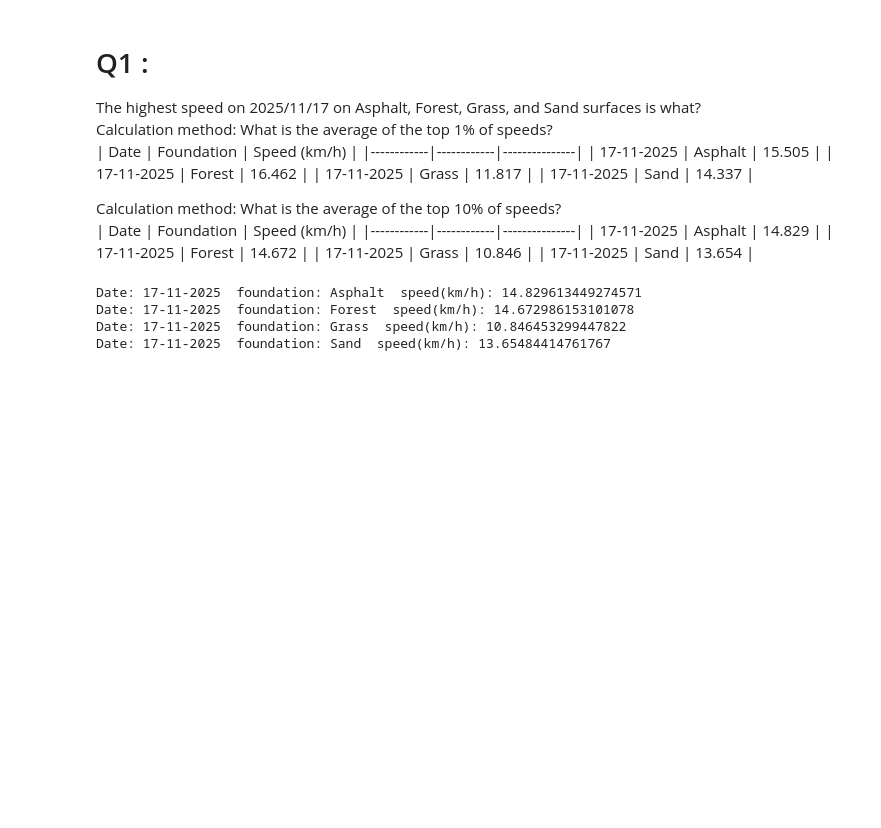
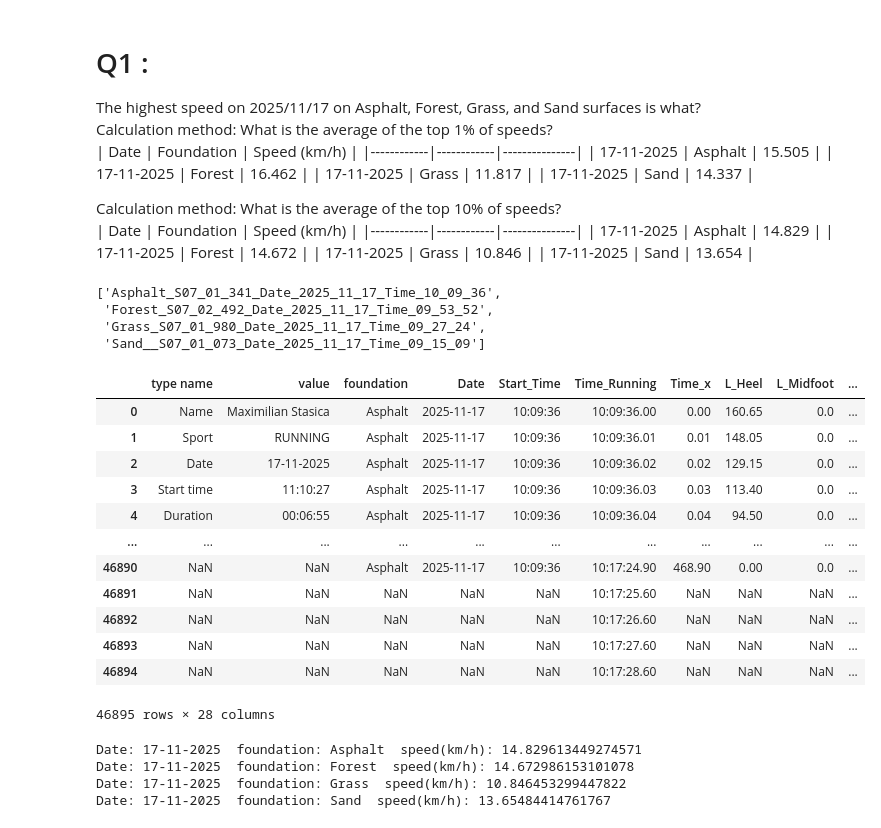
Before and after one commit to Mohsenmohebbi1993/Biomechanik, a Jupyter notebook: notebooks/3. Analysis Foot HeartRate GPX.ipynb, the cells around one changed output. Cells and saved outputs as stored; diff of their text form; code cells hidden in the pictures; blank space fills up the shorter version.

```diff
--- a/notebooks/3. Analysis Foot HeartRate GPX.ipynb
+++ b/notebooks/3. Analysis Foot HeartRate GPX.ipynb
@@ -104,6 +104,29 @@ Calculation method: What is the average of the top 10% of speeds?
 | 17-11-2025 | Forest     | 14.672        |
 | 17-11-2025 | Grass      | 10.846        |
 | 17-11-2025 | Sand       | 13.654        |
+# %%
+name_17
+# %% [output]
+['Asphalt_S07_01_341_Date_2025_11_17_Time_10_09_36',
+ 'Forest_S07_02_492_Date_2025_11_17_Time_09_53_52',
+ 'Grass_S07_01_980_Date_2025_11_17_Time_09_27_24',
+ 'Sand__S07_01_073_Date_2025_11_17_Time_09_15_09']
+# %%
+df
+# %% [output]
+|  | type name | value | foundation | Date | Start_Time | Time_Running | Time_x | L_Heel | L_Midfoot | ... |
+| 0 | Name | Maximilian Stasica | Asphalt | 2025-11-17 | 10:09:36 | 10:09:36.00 | 0.00 | 160.65 | 0.0 | ... |
+| 1 | Sport | RUNNING | Asphalt | 2025-11-17 | 10:09:36 | 10:09:36.01 | 0.01 | 148.05 | 0.0 | ... |
+| 2 | Date | 17-11-2025 | Asphalt | 2025-11-17 | 10:09:36 | 10:09:36.02 | 0.02 | 129.15 | 0.0 | ... |
+| 3 | Start time | 11:10:27 | Asphalt | 2025-11-17 | 10:09:36 | 10:09:36.03 | 0.03 | 113.40 | 0.0 | ... |
+| 4 | Duration | 00:06:55 | Asphalt | 2025-11-17 | 10:09:36 | 10:09:36.04 | 0.04 | 94.50 | 0.0 | ... |
+| ... | ... | ... | ... | ... | ... | ... | ... | ... | ... | ... |
+| 46890 | NaN | NaN | Asphalt | 2025-11-17 | 10:09:36 | 10:17:24.90 | 468.90 | 0.00 | 0.0 | ... |
+| 46891 | NaN | NaN | NaN | NaN | NaN | 10:17:25.60 | NaN | NaN | NaN | ... |
+| 46892 | NaN | NaN | NaN | NaN | NaN | 10:17:26.60 | NaN | NaN | NaN | ... |
+| 46893 | NaN | NaN | NaN | NaN | NaN | 10:17:27.60 | NaN | NaN | NaN | ... |
+| 46894 | NaN | NaN | NaN | NaN | NaN | 10:17:28.60 | NaN | NaN | NaN | ... |
+46895 rows × 28 columns
 # %%
 name_17 =  [name_of_dataframe[i] for i in [0, 1, 3, 4]]
 for i in name_17:
```
Also changed, not shown: parts of 9 cells of this notebook.
